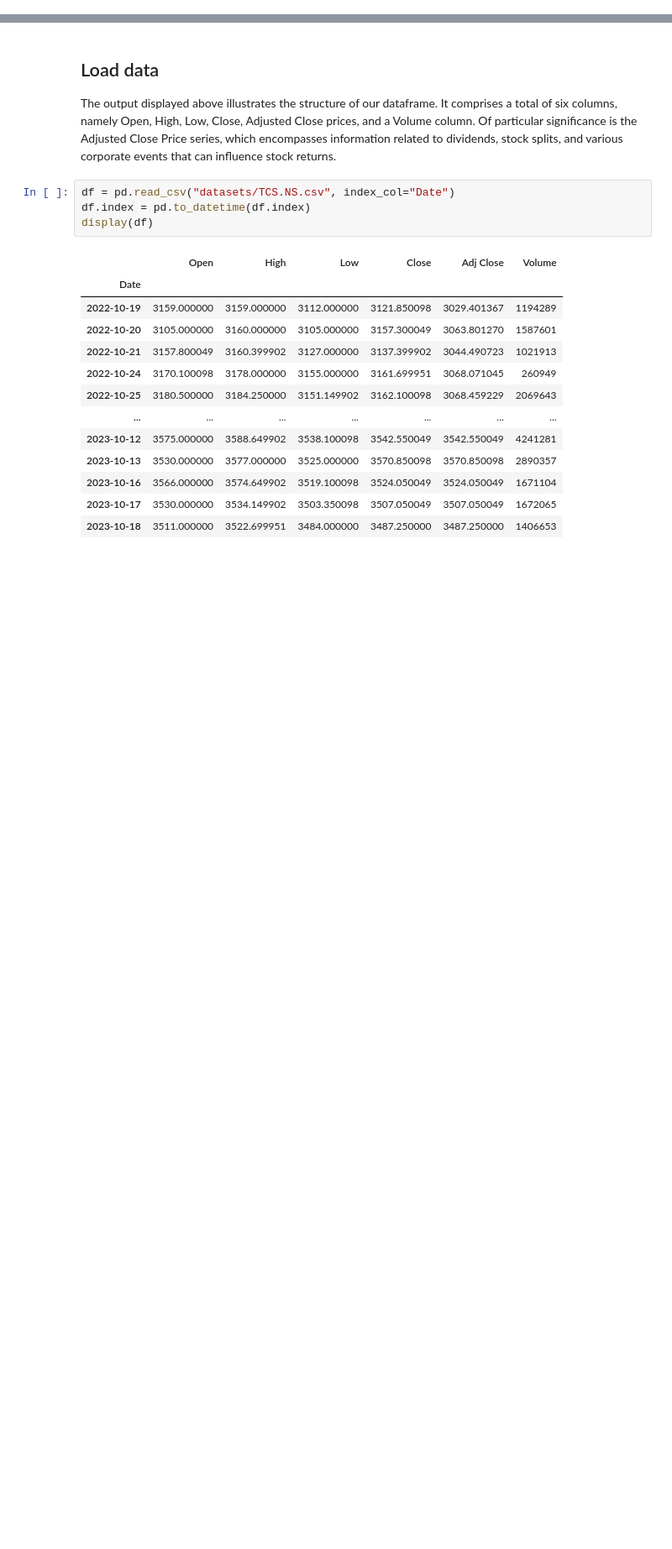
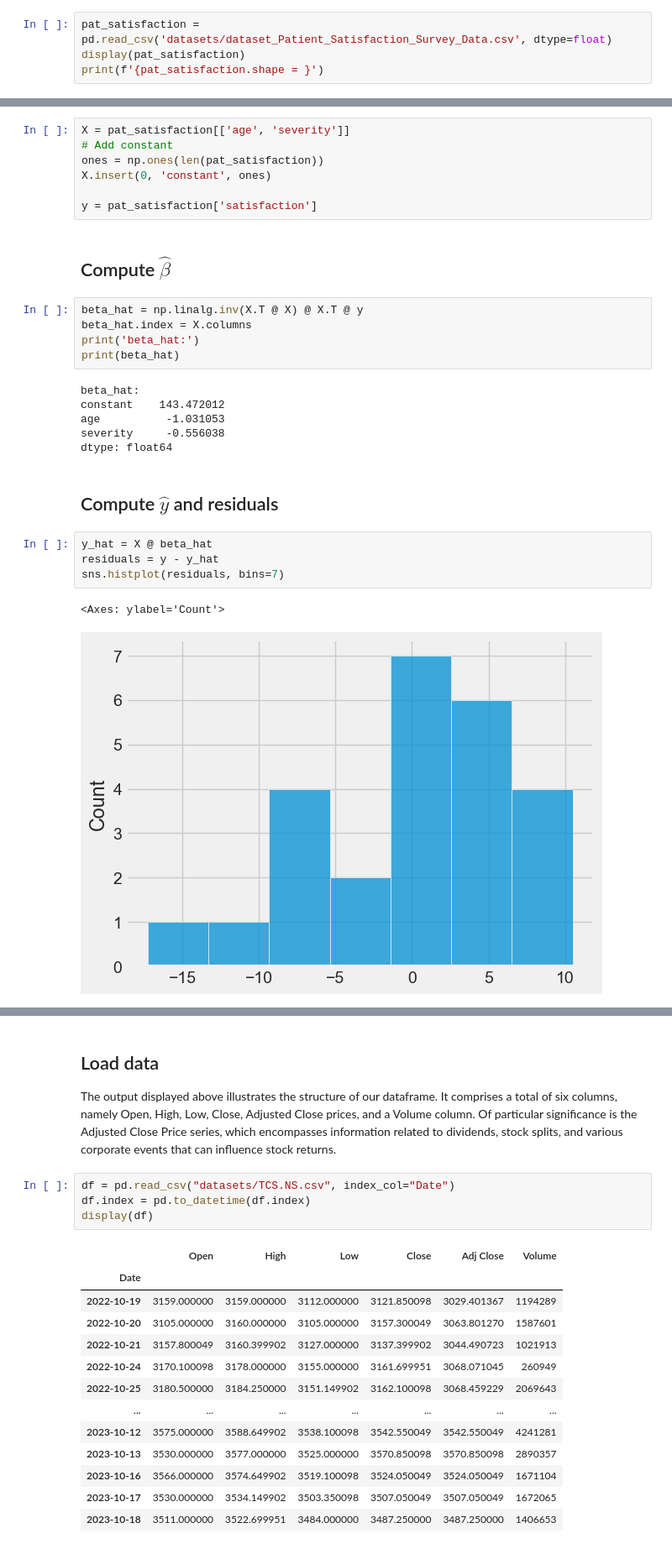
Before and after one commit to iltramont/TIME_SERIES, a Jupyter notebook: lab_session_03.ipynb, the cells around one changed output, grey strips where cells are left out. Shown at 84% size. Saved outputs shown, nothing was run; the diff lists cells and outputs as text; blank space fills up the shorter version.

```diff
--- a/lab_session_03.ipynb
+++ b/lab_session_03.ipynb
@@ -8,0 +13,4 @@ plt.style.use('fivethirtyeight')
+# %%
+pat_satisfaction = pd.read_csv('datasets/dataset_Patient_Satisfaction_Survey_Data.csv', dtype=float)
+display(pat_satisfaction)
+print(f'{pat_satisfaction.shape = }')
@@ -8,0 +38,29 @@ plt.style.use('fivethirtyeight')
+# %%
+X = pat_satisfaction[['age', 'severity']]
+# Add constant
+ones = np.ones(len(pat_satisfaction))
+X.insert(0, 'constant', ones)
+
+y = pat_satisfaction['satisfaction']
+# %% [markdown]
+## Compute $\hat\beta$
+# %%
+beta_hat = np.linalg.inv(X.T @ X) @ X.T @ y
+beta_hat.index = X.columns
+print('beta_hat:')
+print(beta_hat)
+# %% [output]
+beta_hat:
+constant    143.472012
+age          -1.031053
+severity     -0.556038
+dtype: float64
+# %% [markdown]
+## Compute $\hat y$ and residuals
+# %%
+y_hat = X @ beta_hat
+residuals = y - y_hat
+sns.histplot(residuals, bins=7)
+# %% [output]
+<Axes: ylabel='Count'>
+[figure, added]
```
Also changed, not shown: parts of 10 cells of this notebook, 4 other files.
